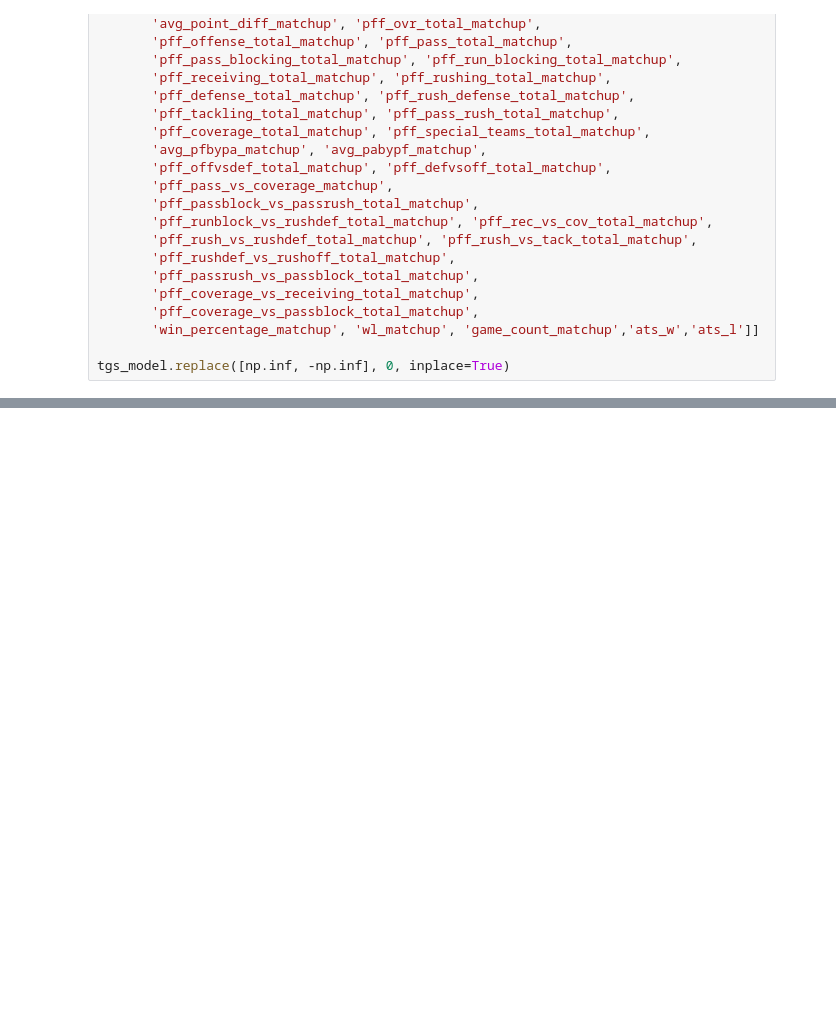
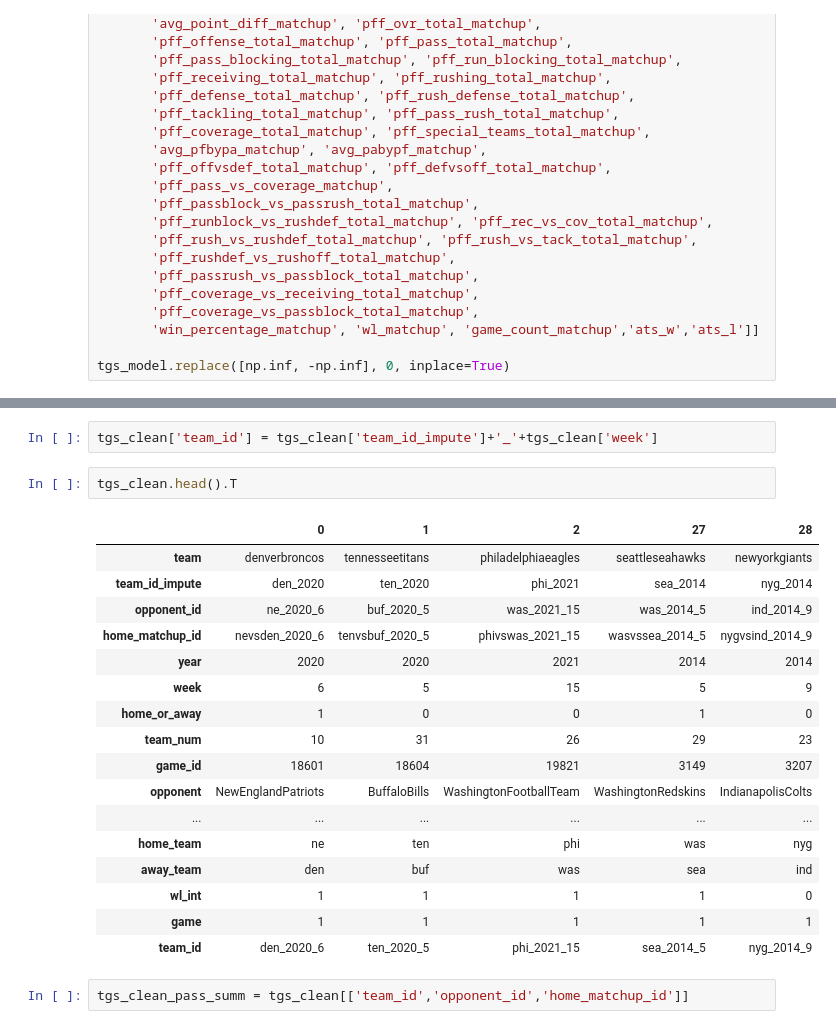
Before and after one commit to ajakks/nfl_models, a Jupyter notebook: create_modeling_data_sample.ipynb, the cells around one changed output, grey strips where cells are left out. Drawn from its saved outputs; the diff is of its cells as text; blank space fills up the shorter version.

```diff
--- a/create_modeling_data_sample.ipynb
+++ b/create_modeling_data_sample.ipynb
@@ -953,0 +1186,24 @@ tgs_model.tail(n=10).T
+# %%
+tgs_clean['team_id'] = tgs_clean['team_id_impute']+'_'+tgs_clean['week']
+# %%
+tgs_clean.head().T
+# %% [output]
+|  | 0 | 1 | 2 | 27 | 28 |
+| team | denverbroncos | tennesseetitans | philadelphiaeagles | seattleseahawks | newyorkgiants |
+| team_id_impute | den_2020 | ten_2020 | phi_2021 | sea_2014 | nyg_2014 |
+| opponent_id | ne_2020_6 | buf_2020_5 | was_2021_15 | was_2014_5 | ind_2014_9 |
+| home_matchup_id | nevsden_2020_6 | tenvsbuf_2020_5 | phivswas_2021_15 | wasvssea_2014_5 | nygvsind_2014_9 |
+| year | 2020 | 2020 | 2021 | 2014 | 2014 |
+| week | 6 | 5 | 15 | 5 | 9 |
+| home_or_away | 1 | 0 | 0 | 1 | 0 |
+| team_num | 10 | 31 | 26 | 29 | 23 |
+| game_id | 18601 | 18604 | 19821 | 3149 | 3207 |
+| opponent | NewEnglandPatriots | BuffaloBills | WashingtonFootballTeam | WashingtonRedskins | IndianapolisColts |
+| ... | ... | ... | ... | ... | ... |
+| home_team | ne | ten | phi | was | nyg |
+| away_team | den | buf | was | sea | ind |
+| wl_int | 1 | 1 | 1 | 1 | 0 |
+| game | 1 | 1 | 1 | 1 | 1 |
+| team_id | den_2020_6 | ten_2020_5 | phi_2021_15 | sea_2014_5 | nyg_2014_9 |
+# %%
+tgs_clean_pass_summ = tgs_clean[['team_id','opponent_id','home_matchup_id']]
```
Also changed, not shown: parts of 19 cells of this notebook.
